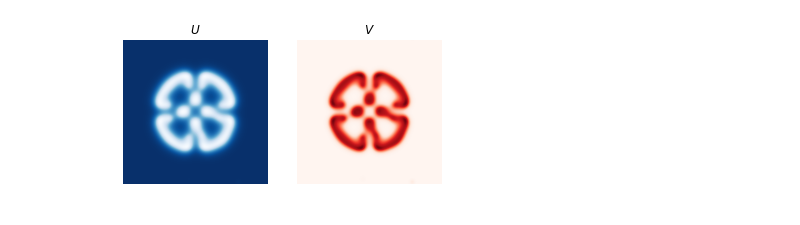
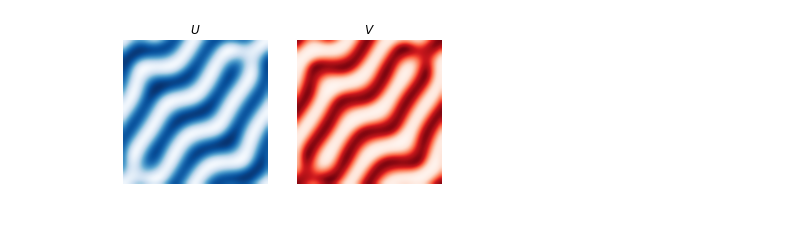
Before and after one commit to GVaessen/Scientific-Computing, a Jupyter notebook: 2.3.ipynb, the cells around one changed output. Cells and saved outputs as stored; diff of their text form; code cells hidden in the pictures.

Commit message:
Updated random walkers and diffusion

```diff
--- a/2.3.ipynb
+++ b/2.3.ipynb
@@ -79,12 +97,17 @@ def plot_diffusion(U,V, name=''):
     plt.show()
 # %%
 Ntime = 10**4
-Nspace = 100
+Nspace = 50
 
-dt = 0.1
-dx = 1
+# dt = 0.01
+dt = 1
+# dx = 1
+dx = 1.79/Nspace
 Du = 0.16
 Dv = 0.08
+Du = 2*10**-5
+Dv = 10**-5
+
 
 # f = 0.024
 # k = 0.056
@@ -95,11 +118,17 @@ Dv = 0.08
 f = 0.035
 k = 0.06
 
+# f = 0.006
+# k = 0.037
+
 # f = 0.026
 # k = 0.049
 
 # f = 0.01
 # k = 0.05
 
-U,V = diffusion_eq(Ntime, Nspace, Du, Dv, dx, dt, f, k, animation=False)
+# f = 0.014
+# k = 0.047
+
+U,V = diffusion_eq(Ntime, Nspace, Du, Dv, dx, dt, f, k, range_block=10, animation=True, noise_interval = Ntime)
 # %% [output]
@@ -123,6 +137,6 @@ iteration  9900
 # %%
-plot_diffusion(U,V, name='100noise')
+plot_diffusion(U,V, name='100noise_50x50')
 # %% [output]
-[figure, old version]
+[figure, new version]
 # %%
 U,V = diffusion_eq(Ntime, Nspace, Du, Dv, dx, dt, f, k, animation=False, noise_interval=10)
```
Also changed, not shown: parts of 9 cells of this notebook, 1 other file.
